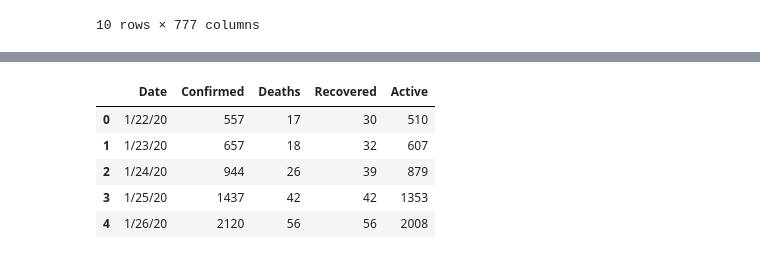
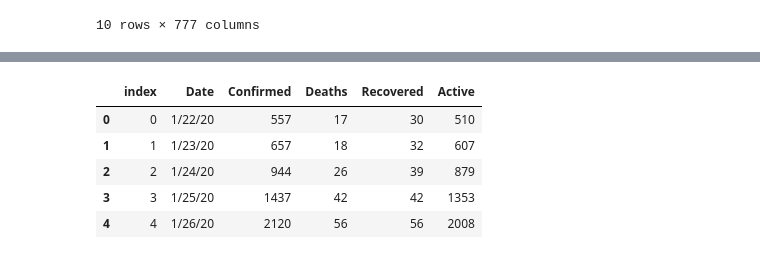
Before and after one commit to arebimohammed/Covid-19-Analysis, a Jupyter notebook: notebooks/ML-Covid19-analysis.ipynb, the cells around one changed output, grey strips where cells are left out. Cells and saved outputs as stored; diff of their text form; code cells hidden in the pictures.

```diff
--- a/notebooks/ML-Covid19-analysis.ipynb
+++ b/notebooks/ML-Covid19-analysis.ipynb
@@ -136,21 +167,20 @@ df_active_group = pd.concat([df_deaths_group.iloc[: , :3],pd.DataFrame(df_confir
 # %%
 stats = pd.DataFrame(columns=['Date','Confirmed','Deaths','Recovered','Active'])
 stats['Date'] = df_confirmed.columns[4:]
 
 stats['Confirmed'] = stats['Date'].apply(lambda x: df_confirmed[x].sum())
 stats['Deaths'] = stats['Date'].apply(lambda x: df_deaths[x].sum())
 stats['Recovered'] = stats['Date'].apply(lambda x: df_recoveries[x].sum())
 stats.reset_index(drop=False, inplace=True)
 stats['Active'] = stats['index'].apply(lambda x: (stats['Confirmed'][x]-(stats['Recovered'][x]+stats['Deaths'][x])))
-stats.drop('index', axis = 1, inplace=True)
 stats.head()
 # %% [output]
-|  | Date | Confirmed | Deaths | Recovered | Active |
-| 0 | 1/22/20 | 557 | 17 | 30 | 510 |
-| 1 | 1/23/20 | 657 | 18 | 32 | 607 |
-| 2 | 1/24/20 | 944 | 26 | 39 | 879 |
-| 3 | 1/25/20 | 1437 | 42 | 42 | 1353 |
-| 4 | 1/26/20 | 2120 | 56 | 56 | 2008 |
+|  | index | Date | Confirmed | Deaths | Recovered | Active |
+| 0 | 0 | 1/22/20 | 557 | 17 | 30 | 510 |
+| 1 | 1 | 1/23/20 | 657 | 18 | 32 | 607 |
+| 2 | 2 | 1/24/20 | 944 | 26 | 39 | 879 |
+| 3 | 3 | 1/25/20 | 1437 | 42 | 42 | 1353 |
+| 4 | 4 | 1/26/20 | 2120 | 56 | 56 | 2008 |
 # %%
 latest_stats_fig = go.Figure()
 latest_stats_fig.add_trace(go.Treemap(labels = ['Confirmed','Active','Recovered','Deaths'],
```
Also changed, not shown: parts of 11 cells of this notebook.
